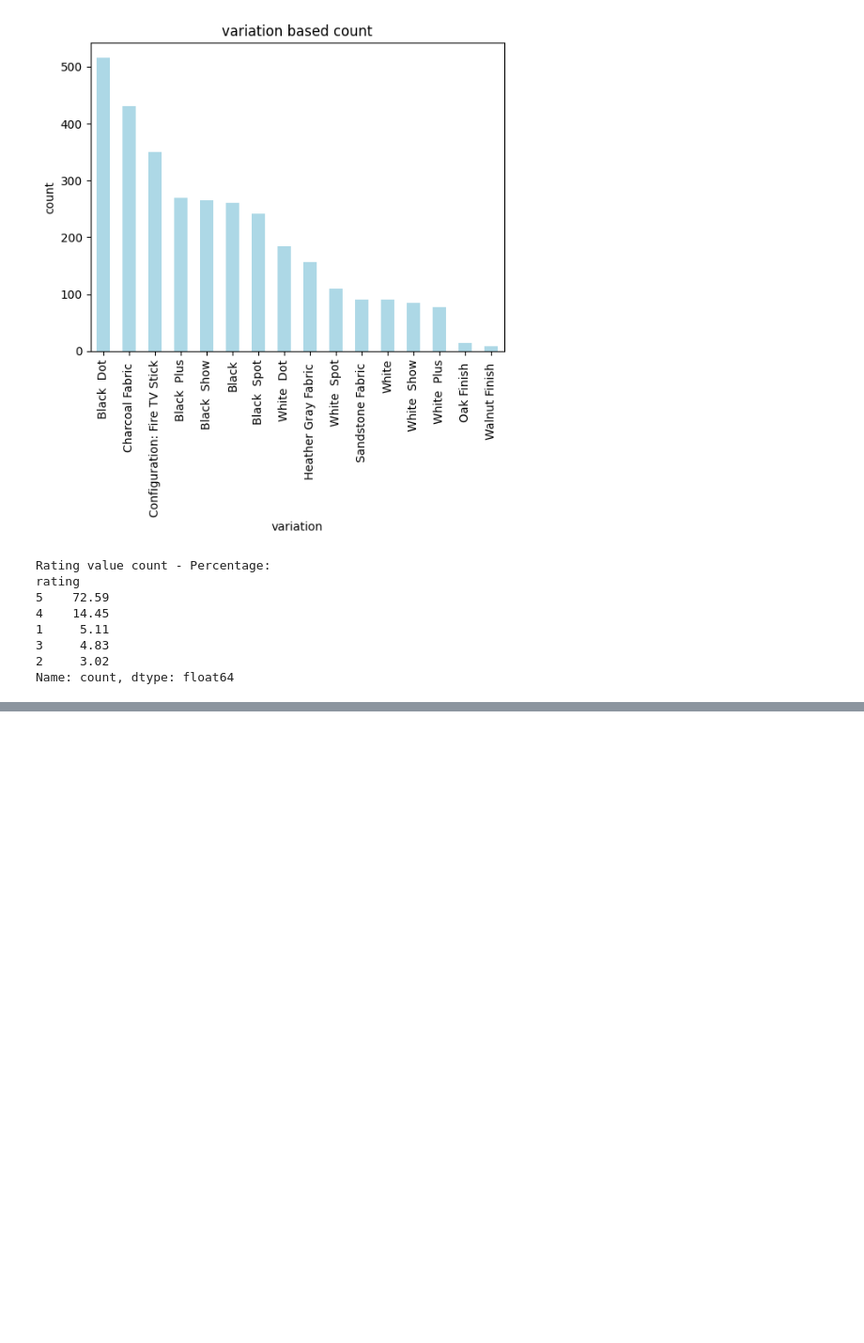
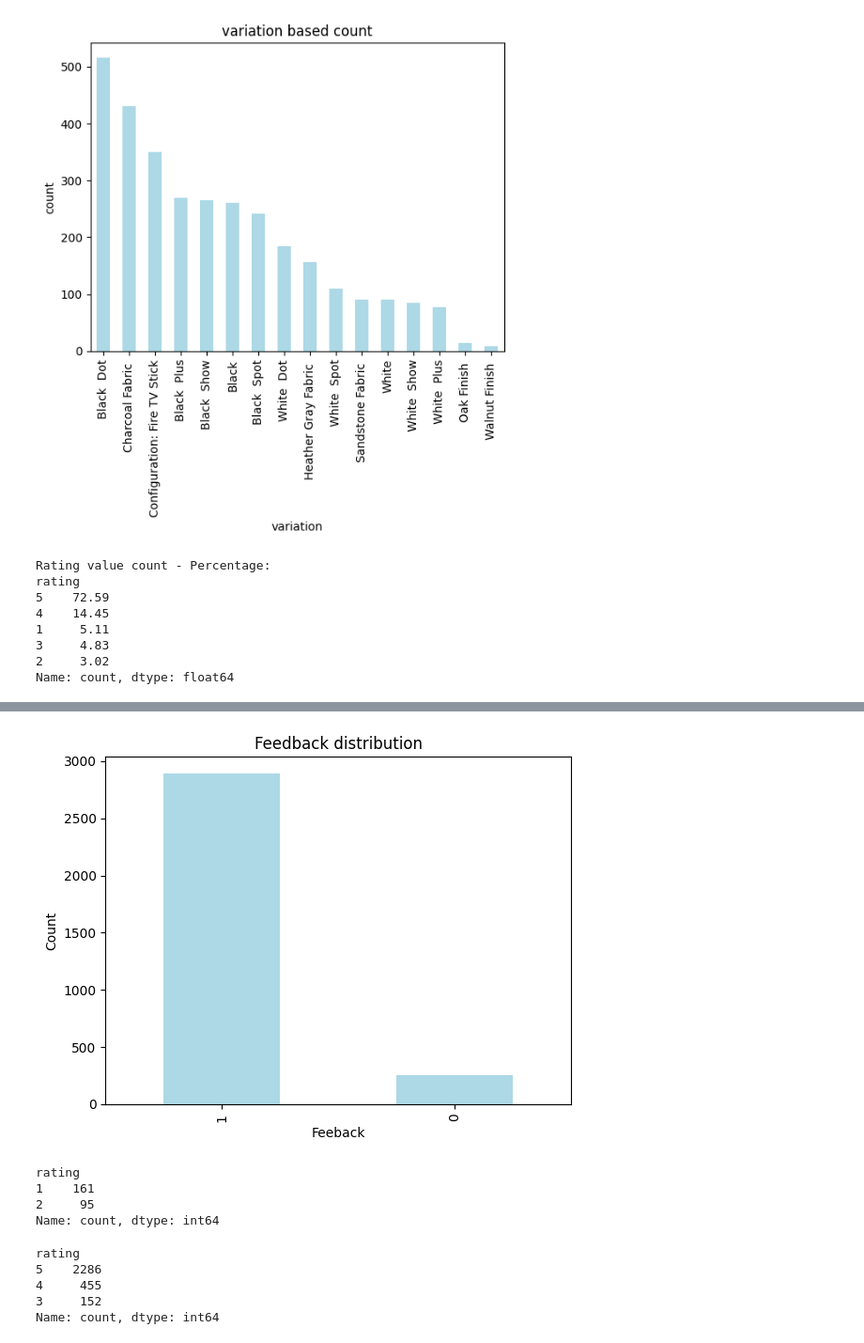
Before and after one commit to Aadeshh0/alexa_review, a Jupyter notebook: main.ipynb, the cells around one changed output, grey strips where cells are left out. Shown at 94% size. Cells and saved outputs as stored; diff of their text form; code cells hidden in the pictures; blank space fills up the shorter version.

```diff
--- a/main.ipynb
+++ b/main.ipynb
@@ -133,0 +152,23 @@ fig.savefig(graph, format='png')
+# %%
+data['feedback'].value_counts().plot.bar(color='lightblue')
+plt.title("Feedback distribution")
+plt.xlabel("Feeback")
+plt.ylabel("Count")
+plt.show()
+# %% [output]
+[figure, added]
+# %%
+data[data['feedback'] == 0]['rating'].value_counts()
+# %% [output]
+rating
+1    161
+2     95
+Name: count, dtype: int64
+# %%
+data[data['feedback'] == 1]['rating'].value_counts()
+# %% [output]
+rating
+5    2286
+4     455
+3     152
+Name: count, dtype: int64
```
Also changed, not shown: parts of 4 cells of this notebook.
